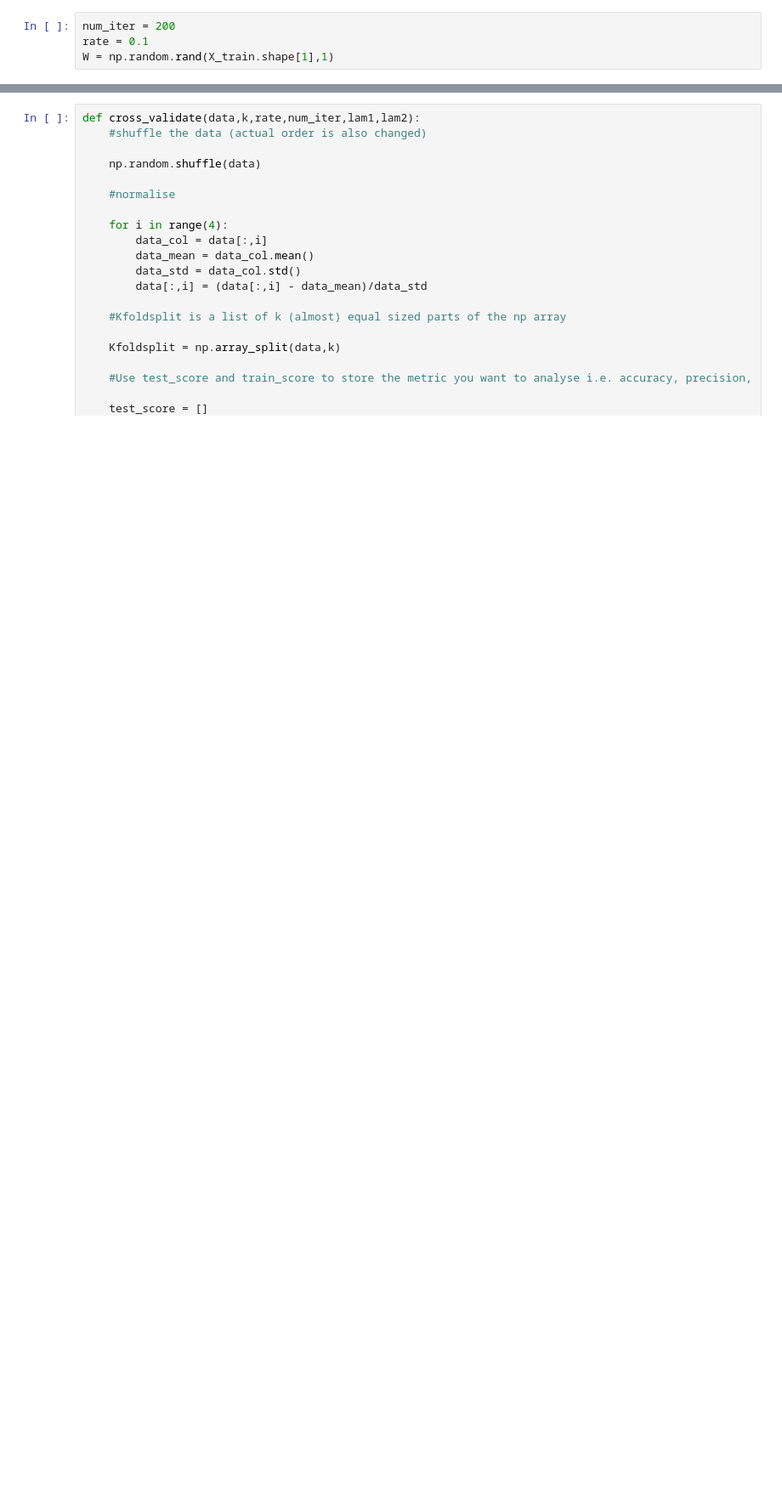
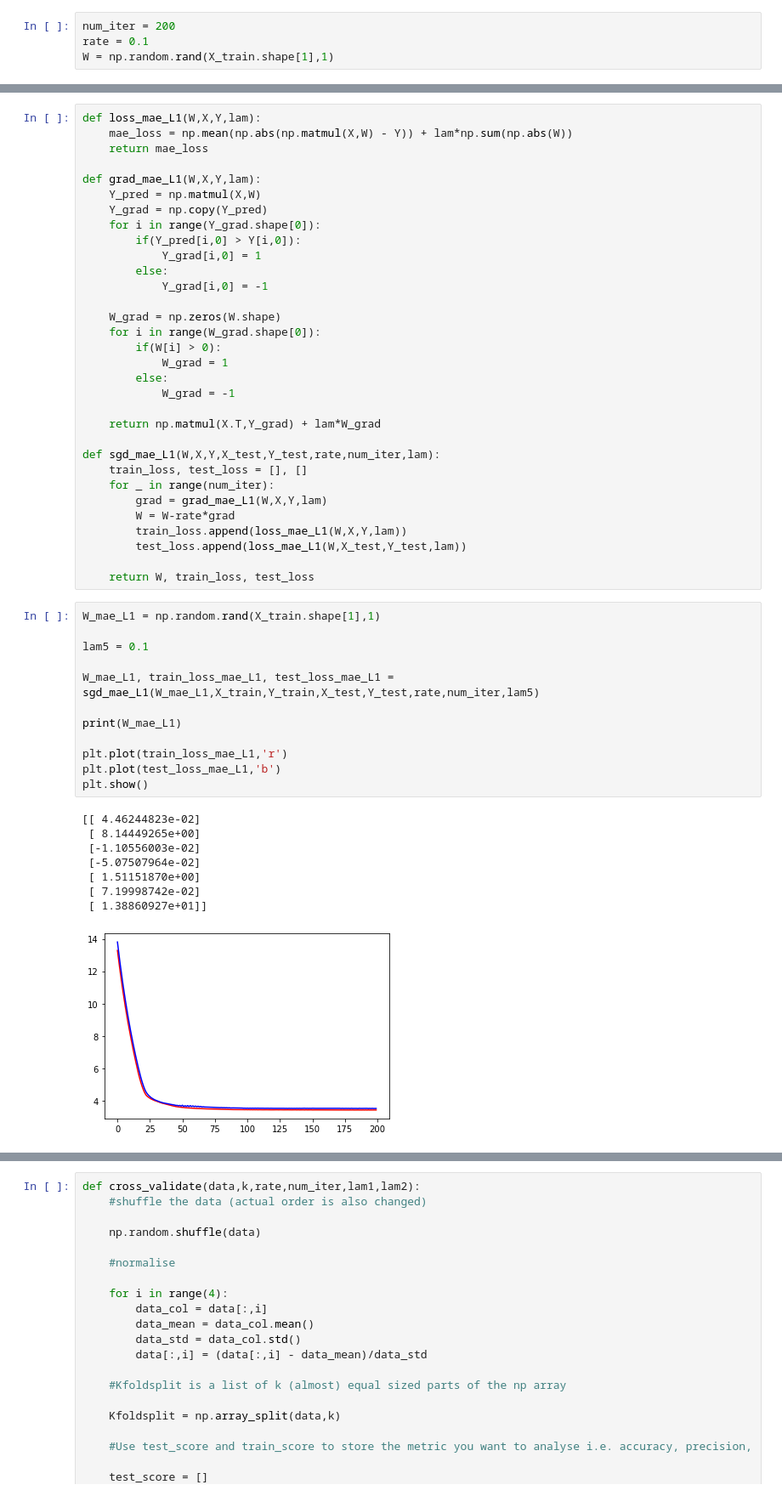
Before and after one commit to HarmanDotpy/ML-Assignment1, a Jupyter notebook: Problem_2_Regression.ipynb, the cells around one changed output, grey strips where cells are left out. Shown at 85% size. Saved outputs shown, nothing was run; the diff lists cells and outputs as text; blank space fills up the shorter version.

```diff
--- a/Problem_2_Regression.ipynb
+++ b/Problem_2_Regression.ipynb
@@ -373,0 +413,53 @@ plt.show()
+# %%
+def loss_mae_L1(W,X,Y,lam):
+    mae_loss = np.mean(np.abs(np.matmul(X,W) - Y)) + lam*np.sum(np.abs(W))
+    return mae_loss
+
+def grad_mae_L1(W,X,Y,lam):
+    Y_pred = np.matmul(X,W)
+    Y_grad = np.copy(Y_pred)
+    for i in range(Y_grad.shape[0]):
+        if(Y_pred[i,0] > Y[i,0]):
+            Y_grad[i,0] = 1
+        else:
+            Y_grad[i,0] = -1
+
+    W_grad = np.zeros(W.shape)
+    for i in range(W_grad.shape[0]):
+        if(W[i] > 0):
+            W_grad = 1
+        else:
+            W_grad = -1
+
+    return np.matmul(X.T,Y_grad) + lam*W_grad
+
+def sgd_mae_L1(W,X,Y,X_test,Y_test,rate,num_iter,lam):
+    train_loss, test_loss = [], []
+    for _ in range(num_iter):
+        grad = grad_mae_L1(W,X,Y,lam)
+        W = W-rate*grad
+        train_loss.append(loss_mae_L1(W,X,Y,lam))
+        test_loss.append(loss_mae_L1(W,X_test,Y_test,lam))
+
+    return W, train_loss, test_loss
+# %%
+W_mae_L1 = np.random.rand(X_train.shape[1],1)
+
+lam5 = 0.1
+
+W_mae_L1, train_loss_mae_L1, test_loss_mae_L1 = sgd_mae_L1(W_mae_L1,X_train,Y_train,X_test,Y_test,rate,num_iter,lam5)
+
+print(W_mae_L1)
+
+plt.plot(train_loss_mae_L1,'r')
+plt.plot(test_loss_mae_L1,'b')
+plt.show()
+# %% [output]
+[[ 4.46244823e-02]
+ [ 8.14449265e+00]
+ [-1.10556003e-02]
+ [-5.07507964e-02]
+ [ 1.51151870e+00]
+ [ 7.19998742e-02]
+ [ 1.38860927e+01]]
+[figure, added]
```
Also changed, not shown: parts of 34 cells of this notebook, 2 other files.
